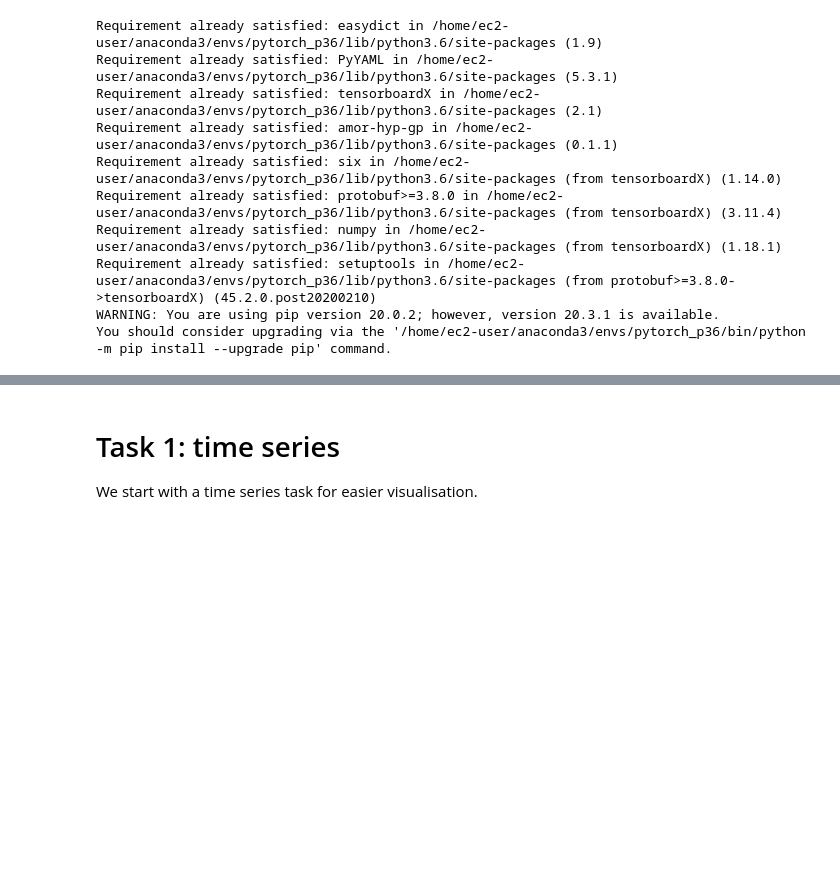
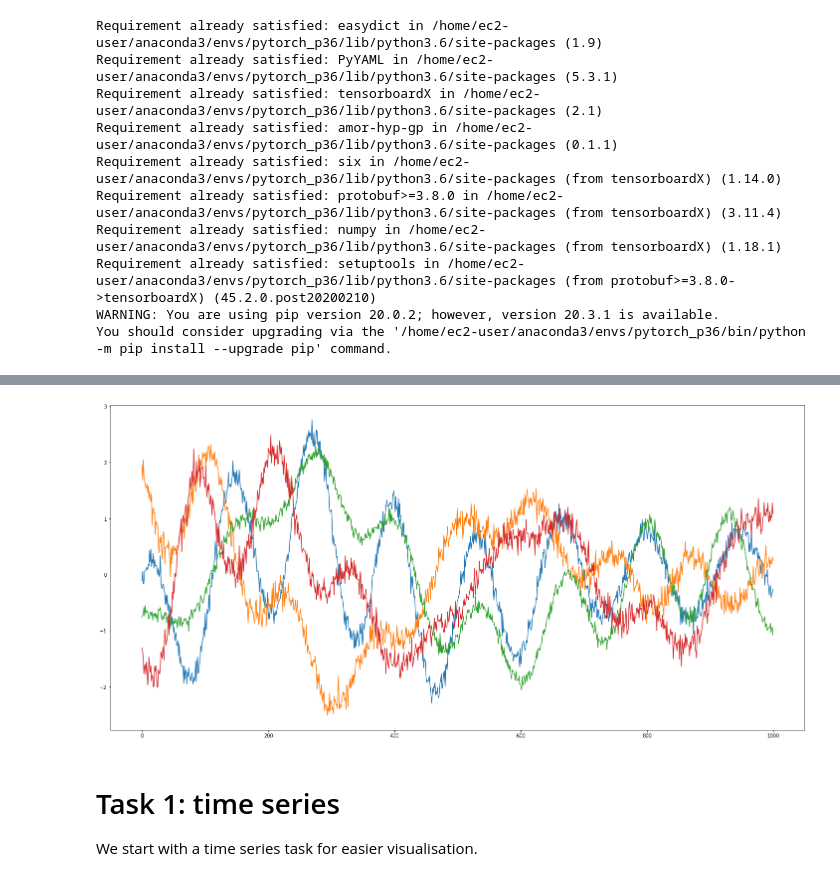
Before and after one commit to Francois-Aubet/AHGP, a Jupyter notebook: Trying Task-Agnostic Amortized Inference ofGaussian Process Hyperparameters.ipynb, the cells around one changed output, grey strips where cells are left out. Drawn from its saved outputs; the diff is of its cells as text; code cells hidden in the pictures; blank space fills up the shorter version.

```diff
--- a/Trying Task-Agnostic Amortized Inference ofGaussian Process Hyperparameters.ipynb
+++ b/Trying Task-Agnostic Amortized Inference ofGaussian Process Hyperparameters.ipynb
@@ -31,0 +66,3 @@ from ahgp.inference.predict import predict
+# %%
+
+device = torch.device('cuda' if torch.cuda.is_available() else 'cpu')
@@ -31,0 +71,13 @@ from ahgp.inference.predict import predict
+# %%
+min_dim = 1
+max_dim = 1
+min_num_mix = 1
+max_num_mix = 10
+intensity_pt = 30
+num_gps=1
+seed=113
+base_lengthscale = 0.1
+max_lengthscale=1.5
+min_lengthscale=0.05
+p_large = 1/4.
+epsilon = 1e-2
@@ -32,3 +209,18 @@ from ahgp.inference.predict import predict
+# %%
+# Plot a couple of draws:
+
+number_draws = 4
+
+fig, ax = plt.subplots(1, 1, sharex=True, figsize=(25, 12))
+
+
+for i in range(number_draws // 2):
+    f, f_2 = draw_from_spectral_density(weights, var, mu, 1000, D)
+
+    ax.plot(f)
+    ax.plot(f_2)
+# %% [output]
+[figure, added]
 # %% [markdown]
 # Task 1: time series
 
```
Also changed, not shown: parts of 38 cells of this notebook, 2 other files.
